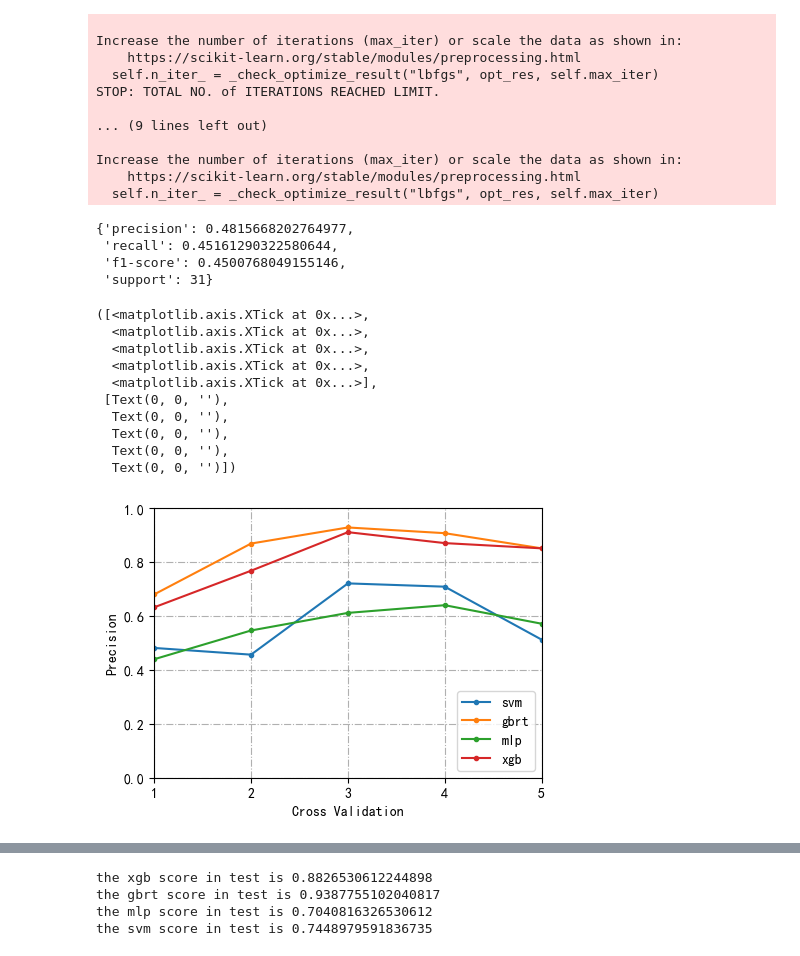
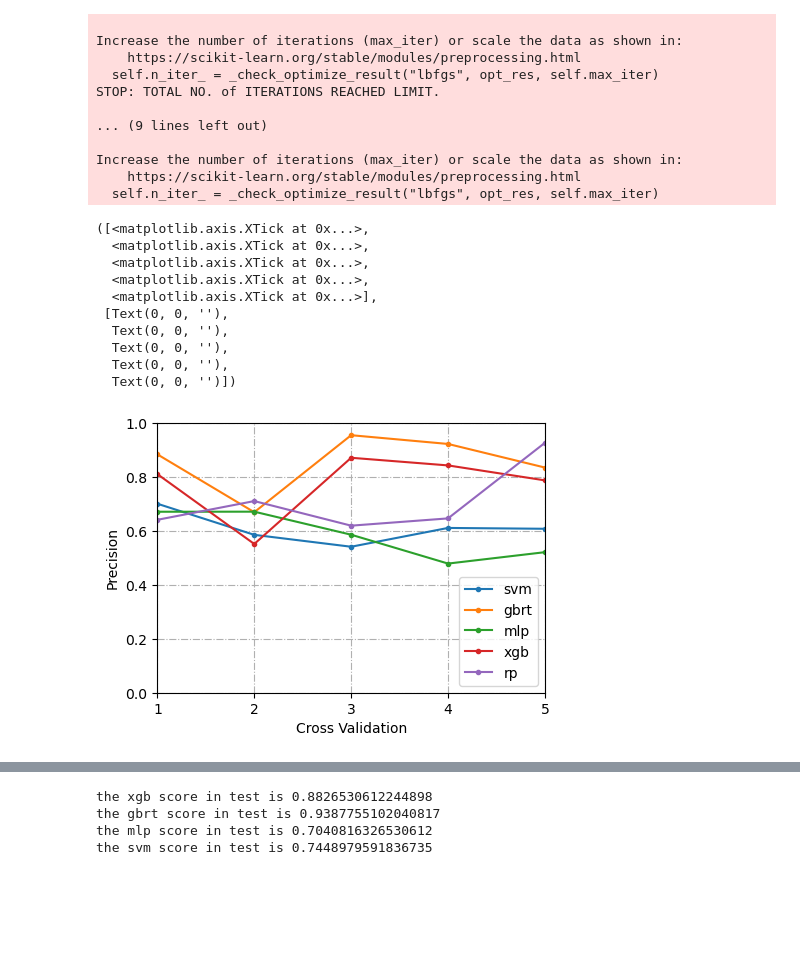
Before and after one commit to space-sphere/Civil-Engineering, a Jupyter notebook: test.ipynb, the cells around one changed output, grey strips where cells are left out. Cells and saved outputs as stored; diff of their text form; code cells hidden in the pictures; blank space fills up the shorter version.

Commit message:
get the random model

```diff
--- a/test.ipynb
+++ b/test.ipynb
@@ -285,7 +285,7 @@ def hyperopt_object(params):
     s_rfc[-1] = np.max(s_rfc)
     return 1 - scores
 params = {
-    'n_estimators': hyperopt.hp.quniform("n_estimators", 100, 500, 10), # 弱分类器的个数
+    'n_estimators': hyperopt.hp.quniform("n_estimators", 20, 500, 10), # 弱分类器的个数
     'max_depth': hyperopt.hp.randint('max_depth', 1, 15),       # 弱分类器（CART回归树）的最大深度
     'max_features': hyperopt.hp.randint('max_features', 1, 10),
     'random_state': 1
@@ -501,6 +538,21 @@ plt.grid()
 df_train = pd.read_csv(r'..\..\Data\隧道围岩项目\训练集.csv')
 X = df_train.iloc[:, 1:]
 y = df_train.iloc[:, 0]
+# %%
+from sklearn.model_selection import KFold
+from sklearn.metrics import classification_report
+from sklearn.preprocessing import LabelEncoder
+kfold = KFold(n_splits=5, shuffle=True)
+dict_rfc = []
+for train, test in kfold.split(X):
+    X_train = X.iloc[train, :]
+    y_train = y.iloc[train]
+    X_test = X.iloc[test, :]
+    y_test = y.iloc[test]
+    rfc = RandomForestClassifier(**res_rfc)
+    rfc.fit(X_train, y_train)
+    rfc_pred = rfc.predict(X_test)
+    dict_rfc.append(classification_report(y_test, rfc_pred, output_dict=True))
 # %%
 from sklearn.model_selection import KFold
 from sklearn.metrics import classification_report
@@ -555,34 +607,33 @@ Increase the number of iterations (max_iter) or scale the data as shown in:
     https://scikit-learn.org/stable/modules/preprocessing.html
   self.n_iter_ = _check_optimize_result("lbfgs", opt_res, self.max_iter)
 # %%
-dict_svm[0]['weighted avg']
+dict_gbrt = np.load(r'result_dict/gbrt.npz', allow_pickle=True)['arr_0']
+dict_mlp = np.load(r'result_dict/mlp.npz', allow_pickle=True)['arr_0']
+dict_svm = np.load(r'result_dict/svm.npz', allow_pickle=True)['arr_0']
+dict_xgb = np.load(r'result_dict/xgb.npz', allow_pickle=True)['arr_0']
-# %% [output]
-{'precision': 0.4815668202764977,
- 'recall': 0.45161290322580644,
- 'f1-score': 0.4500768049155146,
- 'support': 31}
 # %%
 plt.figure(figsize=(5, 3.5))
 plt.plot([1, 2, 3, 4, 5],[dict_svm[n]['weighted avg']['precision'] for n in range(5)], label='svm', marker='.')
 plt.plot([1, 2, 3, 4, 5],[dict_gbrt[n]['weighted avg']['precision'] for n in range(5)], label='gbrt', marker='.')
 plt.plot([1, 2, 3, 4, 5],[dict_mlp[n]['weighted avg']['precision'] for n in range(5)], label='mlp', marker='.')
 plt.plot([1, 2, 3, 4, 5],[dict_xgb[n]['weighted avg']['precision'] for n in range(5)], label='xgb', marker='.')
+plt.plot([1, 2, 3, 4, 5],[dict_rfc[n]['weighted avg']['precision'] for n in range(5)], label='rp', marker='.')
 plt.grid(linestyle='-.')
 plt.xlim(1, 5)
 plt.ylim(0, 1)
 plt.ylabel('Precision')
 plt.legend(loc='lower right')
 plt.xlabel('Cross Validation')
 plt.xticks([1, 2, 3, 4, 5])
 # %% [output]
 ([<matplotlib.axis.XTick at 0x...>,
   <matplotlib.axis.XTick at 0x...>,
   <matplotlib.axis.XTick at 0x...>,
   <matplotlib.axis.XTick at 0x...>,
   <matplotlib.axis.XTick at 0x...>],
  [Text(0, 0, ''),
   Text(0, 0, ''),
   Text(0, 0, ''),
   Text(0, 0, ''),
   Text(0, 0, '')])
-[figure, old version]
+[figure, new version]
```
Also changed, not shown: parts of 25 cells of this notebook, 4 other files.
